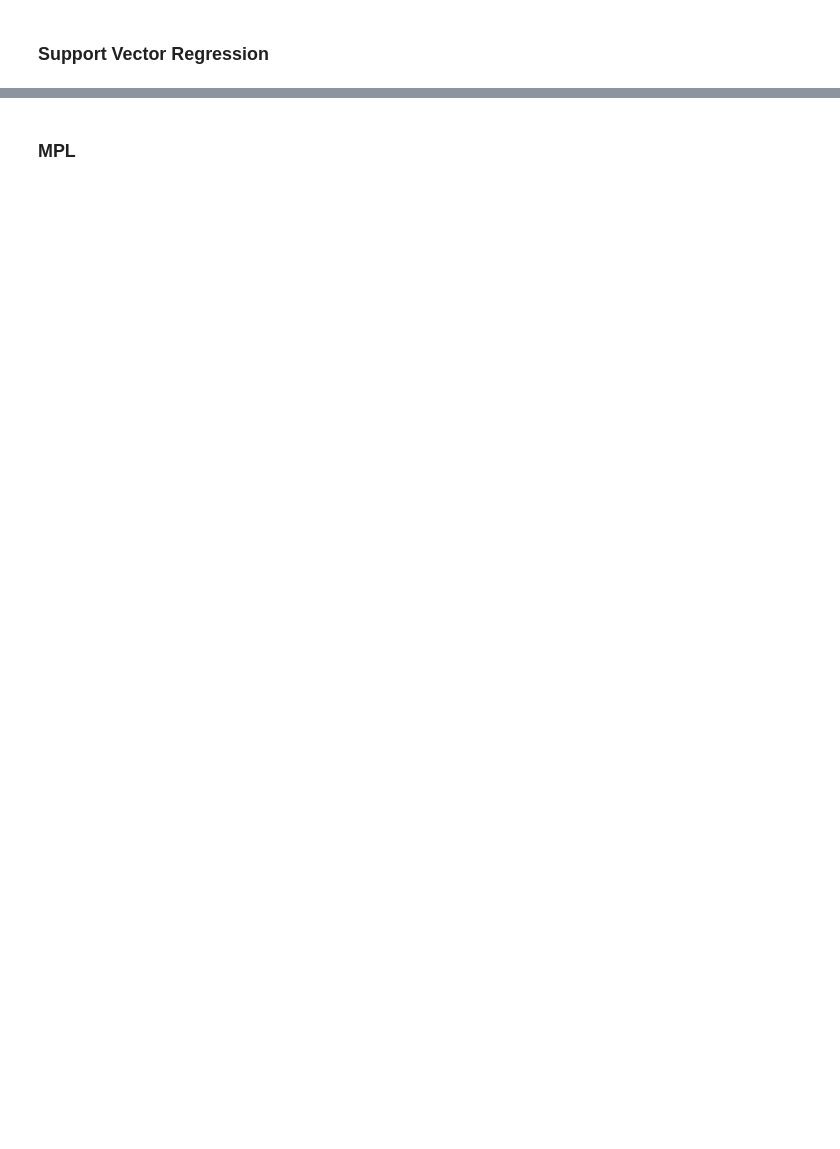
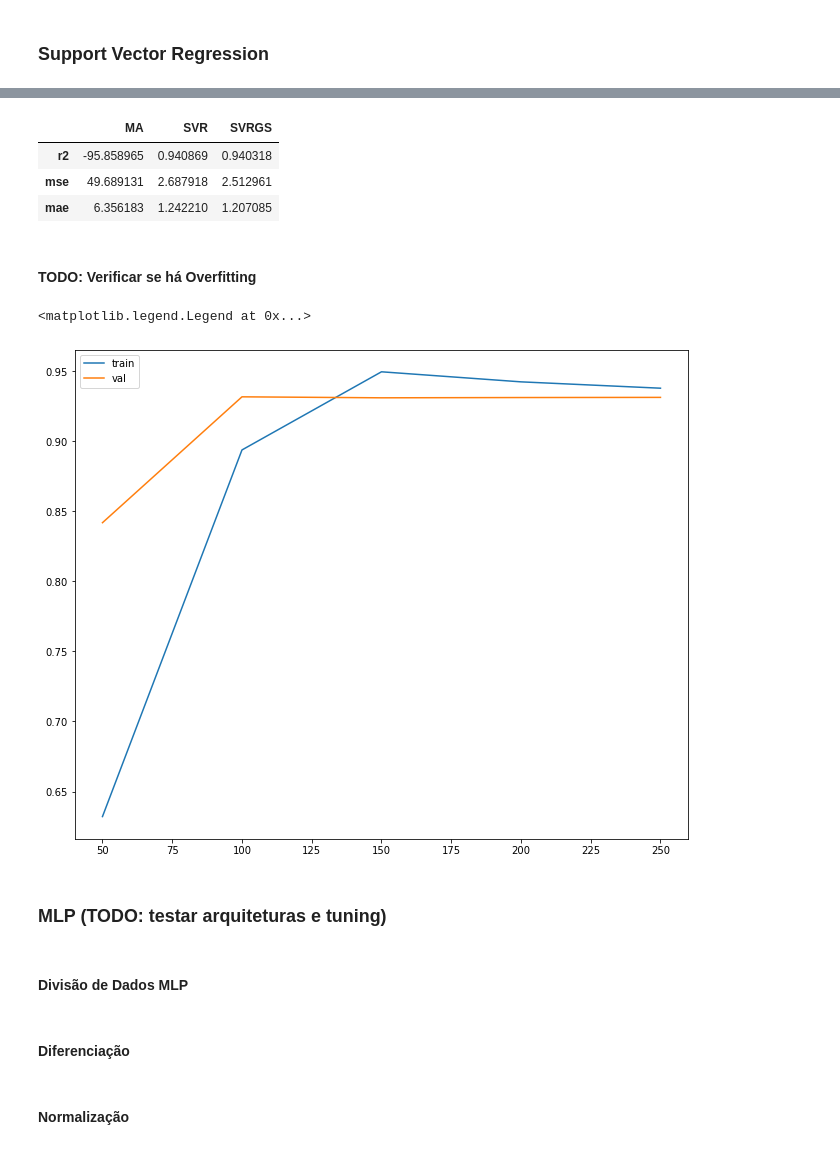
Before and after one commit to lucascouri2/residencia-st, a Jupyter notebook: Relatorio.ipynb, the cells around one changed output, grey strips where cells are left out. Drawn from its saved outputs; the diff is of its cells as text; code cells hidden in the pictures; blank space fills up the shorter version.

```diff
--- a/Relatorio.ipynb
+++ b/Relatorio.ipynb
@@ -521,0 +594,4 @@ plt.legend()
+# %%
+X = get_lags(df, 5)
+y = df.reindex(X.index)
+X_train, X_test, y_train, y_test = train_test_split(X, y, shuffle=False, test_size=.2)
@@ -521,0 +625,9 @@ plt.legend()
+# %%
+pd.DataFrame(results)
+# %% [output]
+|  | MA | SVR | SVRGS |
+| r2 | -95.858965 | 0.940869 | 0.940318 |
+| mse | 49.689131 | 2.687918 | 2.512961 |
+| mae | 6.356183 | 1.242210 | 1.207085 |
+# %% [markdown]
+#### TODO: Verificar se há Overfitting
@@ -521,0 +637,13 @@ plt.legend()
+# %%
+train_sizes, train_scores, valid_scores = learning_curve(
+    SVR(kernel='linear'), X, y, train_sizes=[50,100,150,200,250], cv=TimeSeriesSplit())
+    #SVR(kernel='linear'), X, y, train_sizes=[np.round(np.array(list(range(0.1,1,0.1))) * len(y))], cv=TimeSeriesSplit())
+# %%
+pd.Series(train_scores.mean(axis=1), index=train_sizes).plot(label='train')
+pd.Series(valid_scores.mean(axis=1), index=train_sizes).plot(label='val')
+plt.legend()
+# %% [output]
+<matplotlib.legend.Legend at 0x...>
+[figure, added]
+# %% [markdown]
+### MLP (TODO: testar arquiteturas e tuning)
@@ -521,0 +653,2 @@ plt.legend()
+# %% [markdown]
+#### Divisão de Dados MLP
@@ -522,2 +659,2 @@ plt.legend()
 # %% [markdown]
-### MPL
+#### Diferenciação
@@ -523,0 +669,2 @@ plt.legend()
+# %% [markdown]
+#### Normalização
```
Also changed, not shown: parts of 42 cells of this notebook.
